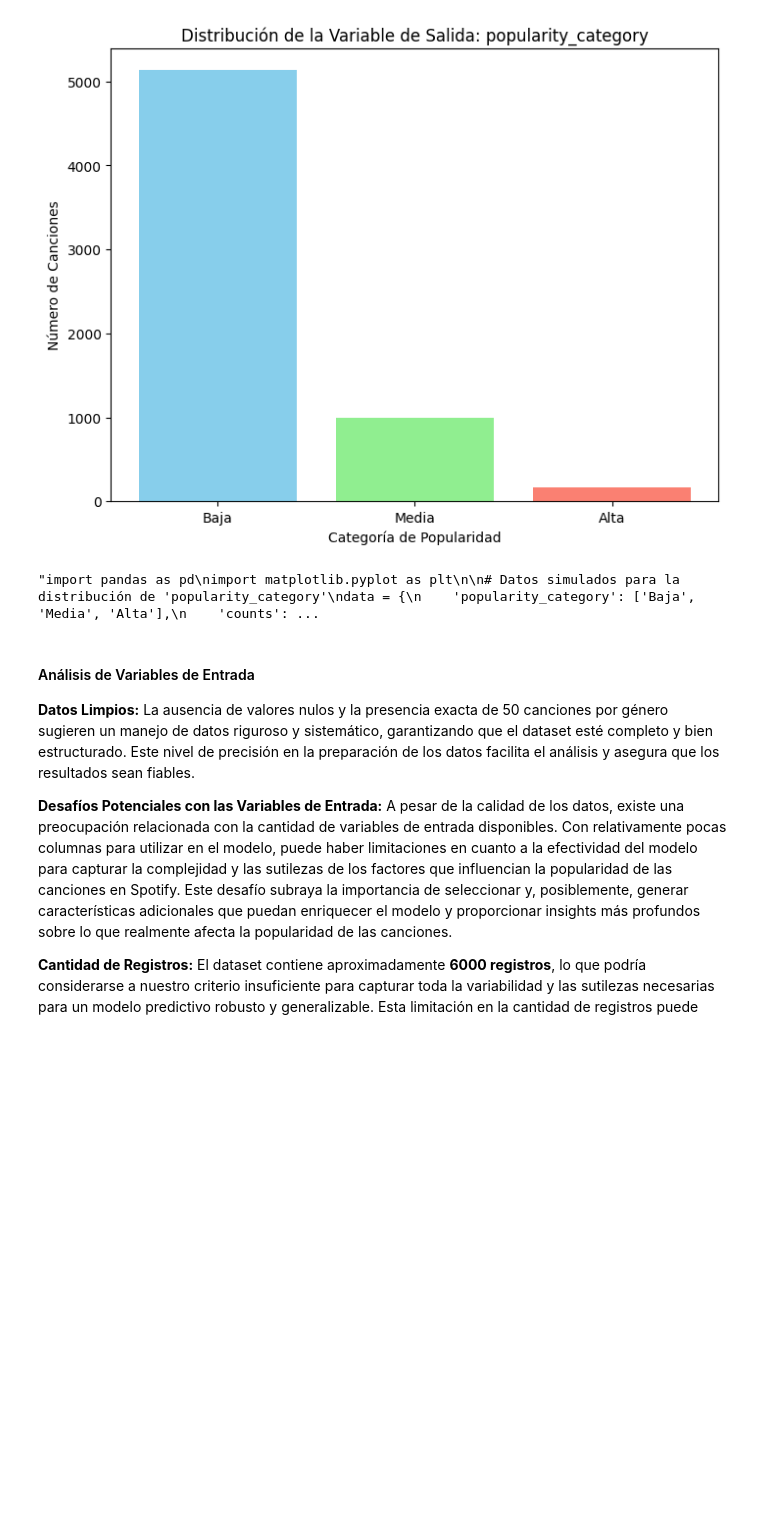
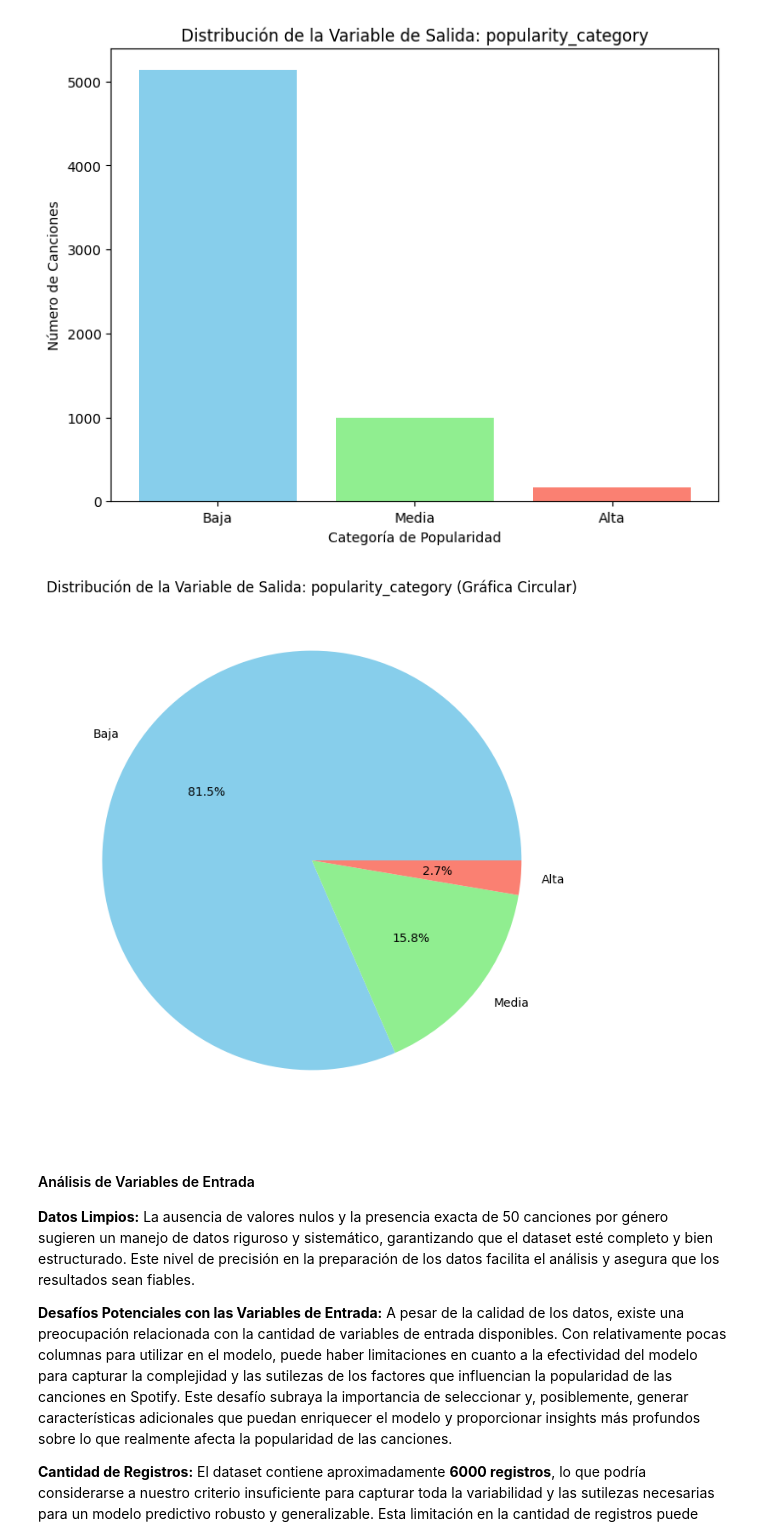
Before and after one commit to caceresjuancruz/machine_learning_tp1, a Jupyter notebook: tp1.ipynb, the cells around one changed output. Cells and saved outputs as stored; diff of their text form; code cells hidden in the pictures; blank space fills up the shorter version.

```diff
--- a/tp1.ipynb
+++ b/tp1.ipynb
@@ -422,25 +184,15 @@ plt.show()
 # %% [output]
 [figure]
 # %%
-'''import pandas as pd
 import matplotlib.pyplot as plt
 
-# Datos simulados para la distribución de 'popularity_category'
-data = {
-    'popularity_category': ['Baja', 'Media', 'Alta'],
-    'counts': [5135, 998, 167]
-}
-
-# Crear DataFrame
-df = pd.DataFrame(data)
-
-# Crear una gráfica circular
+# Crear una gráfica circular sin tocar df
 plt.figure(figsize=(8, 8))
-plt.pie(df['counts'], labels=df['popularity_category'], autopct='%1.1f%%', colors=['skyblue', 'lightgreen', 'salmon'])
+plt.pie([5135, 998, 167], labels=['Baja', 'Media', 'Alta'], autopct='%1.1f%%', colors=['skyblue', 'lightgreen', 'salmon'])
 plt.title('Distribución de la Variable de Salida: popularity_category (Gráfica Circular)')
-plt.show()'''
+plt.show()
 # %% [output]
-"import pandas as pd\nimport matplotlib.pyplot as plt\n\n# Datos simulados para la distribución de 'popularity_category'\ndata = {\n    'popularity_category': ['Baja', 'Media', 'Alta'],\n    'counts': ...
+[figure, added]
 # %% [markdown]
 #### Análisis de Variables de Entrada
 
```
Also changed, not shown: parts of 19 cells of this notebook.
